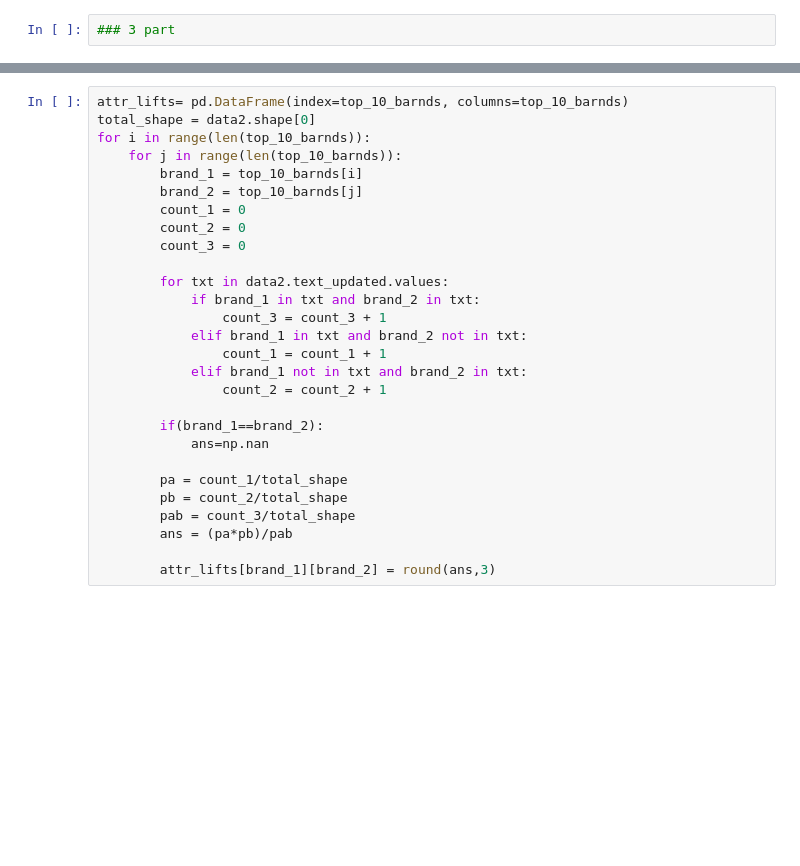
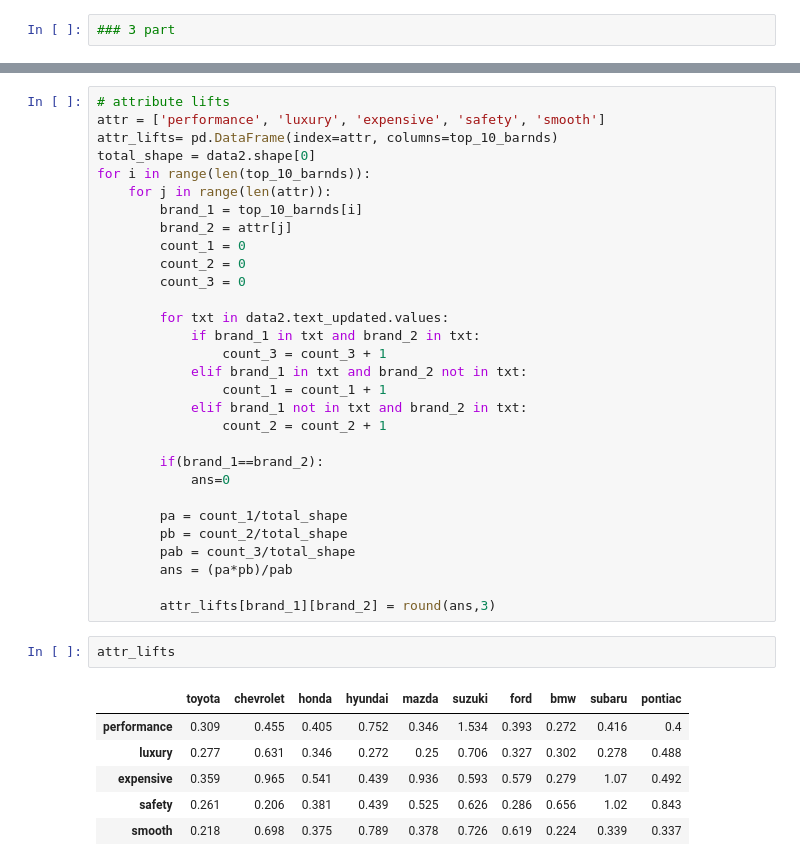
Before and after one commit to SaianshR/edmunds-analysis, a Jupyter notebook: file_lift_ratio.ipynb, the cells around one changed output, grey strips where cells are left out. Saved outputs shown, nothing was run; the diff lists cells and outputs as text; blank space fills up the shorter version.

```diff
--- a/file_lift_ratio.ipynb
+++ b/file_lift_ratio.ipynb
@@ -200,10 +200,12 @@ plt.show()
 # %%
-attr_lifts= pd.DataFrame(index=top_10_barnds, columns=top_10_barnds)
+# attribute lifts
+attr = ['performance', 'luxury', 'expensive', 'safety', 'smooth']
+attr_lifts= pd.DataFrame(index=attr, columns=top_10_barnds)
 total_shape = data2.shape[0]
 for i in range(len(top_10_barnds)):
-    for j in range(len(top_10_barnds)):
+    for j in range(len(attr)):
         brand_1 = top_10_barnds[i]
-        brand_2 = top_10_barnds[j]
+        brand_2 = attr[j]
         count_1 = 0
         count_2 = 0
         count_3 = 0
@@ -217,7 +219,7 @@ for i in range(len(top_10_barnds)):
                 count_2 = count_2 + 1
 
         if(brand_1==brand_2):
-            ans=np.nan
+            ans=0
 
         pa = count_1/total_shape
         pb = count_2/total_shape
@@ -225,3 +227,12 @@ for i in range(len(top_10_barnds)):
         ans = (pa*pb)/pab
 
         attr_lifts[brand_1][brand_2] = round(ans,3)
+# %%
+attr_lifts
+# %% [output]
+|  | toyota | chevrolet | honda | hyundai | mazda | suzuki | ford | bmw | subaru | pontiac |
+| performance | 0.309 | 0.455 | 0.405 | 0.752 | 0.346 | 1.534 | 0.393 | 0.272 | 0.416 | 0.4 |
+| luxury | 0.277 | 0.631 | 0.346 | 0.272 | 0.25 | 0.706 | 0.327 | 0.302 | 0.278 | 0.488 |
+| expensive | 0.359 | 0.965 | 0.541 | 0.439 | 0.936 | 0.593 | 0.579 | 0.279 | 1.07 | 0.492 |
+| safety | 0.261 | 0.206 | 0.381 | 0.439 | 0.525 | 0.626 | 0.286 | 0.656 | 1.02 | 0.843 |
+| smooth | 0.218 | 0.698 | 0.375 | 0.789 | 0.378 | 0.726 | 0.619 | 0.224 | 0.339 | 0.337 |
```
Also changed, not shown: parts of 4 cells of this notebook.
